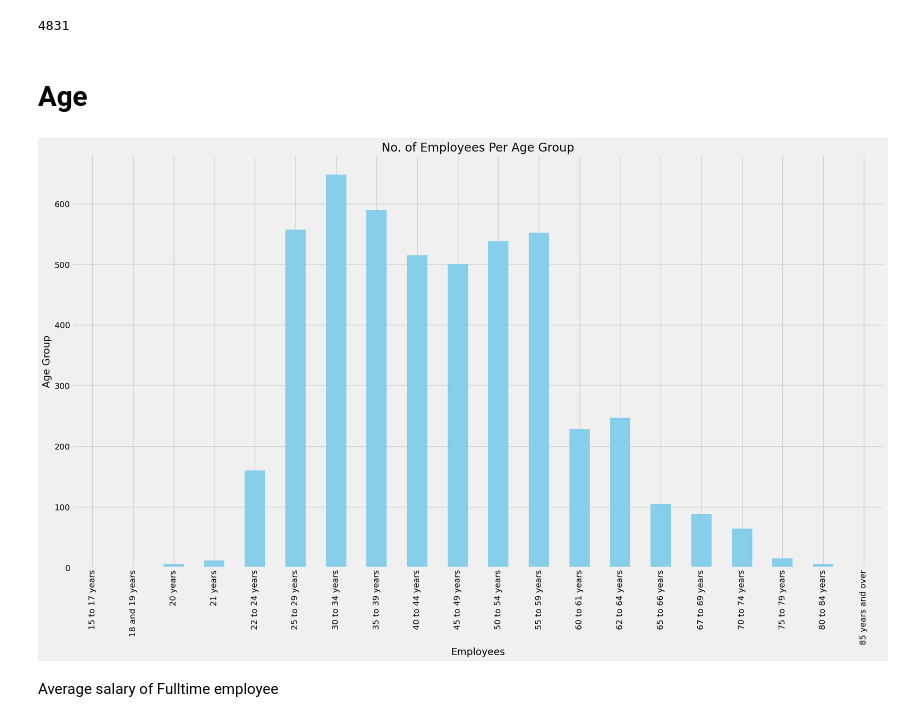
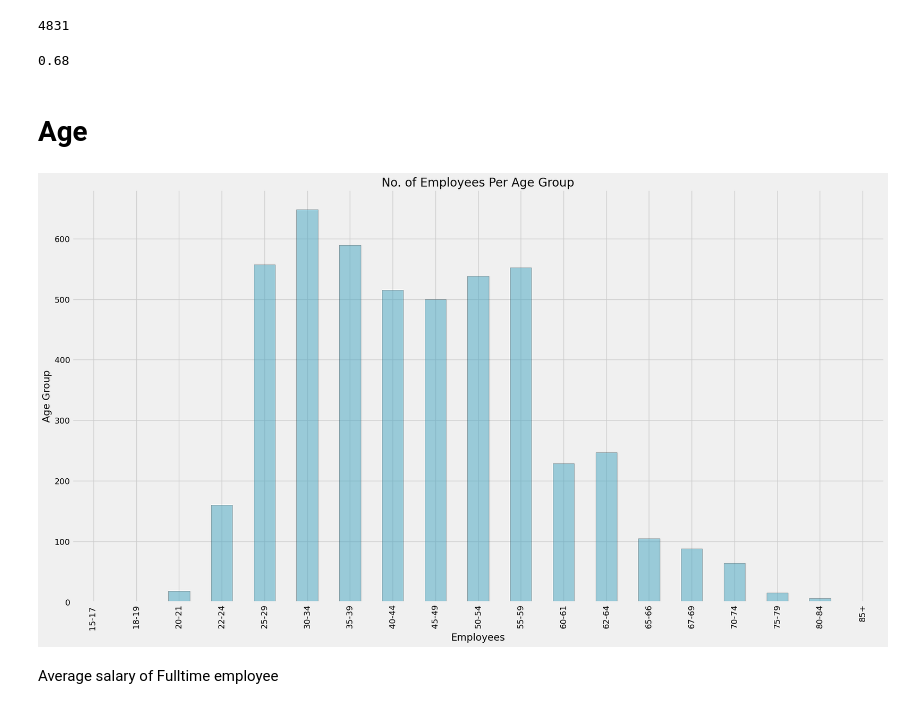
Before and after one commit to zdemeke/DavidsonGovEmployeeDemographics, a Jupyter notebook: Gov't Employment.ipynb, the cells around one changed output. Cells and saved outputs as stored; diff of their text form; code cells hidden in the pictures.

```diff
--- a/Gov't Employment.ipynb
+++ b/Gov't Employment.ipynb
@@ -231,5 +239,5 @@ plt.show()
 # %%
 # create age range column
-bins = [15, 18, 20, 21, 22, 25, 30, 35, 40, 45, 50, 55, 60, 62, 65, 67, 70, 75, 80, 85, 100]
-labels = ['15 to 17 years', '18 and 19 years', '20 years', '21 years', '22 to 24 years', '25 to 29 years', '30 to 34 years', '35 to 39 years', '40 to 44 years', '45 to 49 years', '50 to 54 years', '55 to 59 years', '60 to 61 years', '62 to 64 years', '65 to 66 years', '67 to 69 years', '70 to 74 years', '75 to 79 years', '80 to 84 years', '85 years and over']
+bins = [15, 18, 20, 22, 25, 30, 35, 40, 45, 50, 55, 60, 62, 65, 67, 70, 75, 80, 85, 100]
+labels = ['15-17 ', '18-19', '20-21', '22-24', '25-29', '30-34', '35-39', '40-44', '45-49', '50-54', '55-59', '60-61', '62-64', '65-66', '67-69', '70-74', '75-79', '80-84', '85+']
 gov_emp['Age_Group'] = pd.cut(gov_emp.Age, bins, labels = labels, right=False)
@@ -601,5 +587,12 @@ dav_fulltime_emp.head()
 len(dav_fulltime_emp)
 # %% [output]
 4831
+# %%
+#calulate the percentage of employees by population
+emp_pop_percentage = (len(dav_fulltime_emp)/total_population *100).round(2)
+emp_pop_percentage
+#less than 1% of the population is working in gov't sector
+# %% [output]
+0.68
 # %% [markdown]
 # Age
@@ -608,15 +601,17 @@ len(dav_fulltime_emp)
 # %%
 #Age distribution
 plt.figure(figsize=(22, 12))
 dav_fulltime_emp.groupby('Age_Group').size().plot(kind = 'bar',
-                                                 color='skyblue',
+                                                  color='#44a5c2',
+                                                  alpha=0.5,
                                                   title='No. of Employees Per Age Group',
                                                   xlabel='Employees',
-                                                 ylabel='Age Group')
+                                                 ylabel='Age Group',
+                                                 edgecolor='black')
 plt.style.use('fivethirtyeight')
 plt.show()
 # %% [output]
-[figure, old version]
+[figure, new version]
 # %% [markdown]
 Average salary of Fulltime employee
 # %%
```
Also changed, not shown: parts of 80 cells of this notebook, 2 other files.
